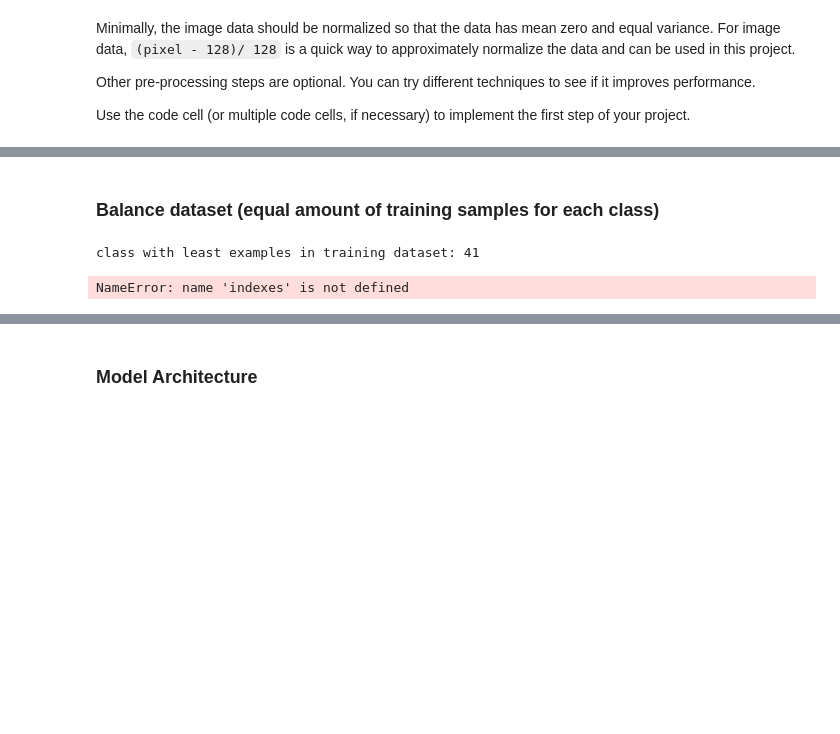
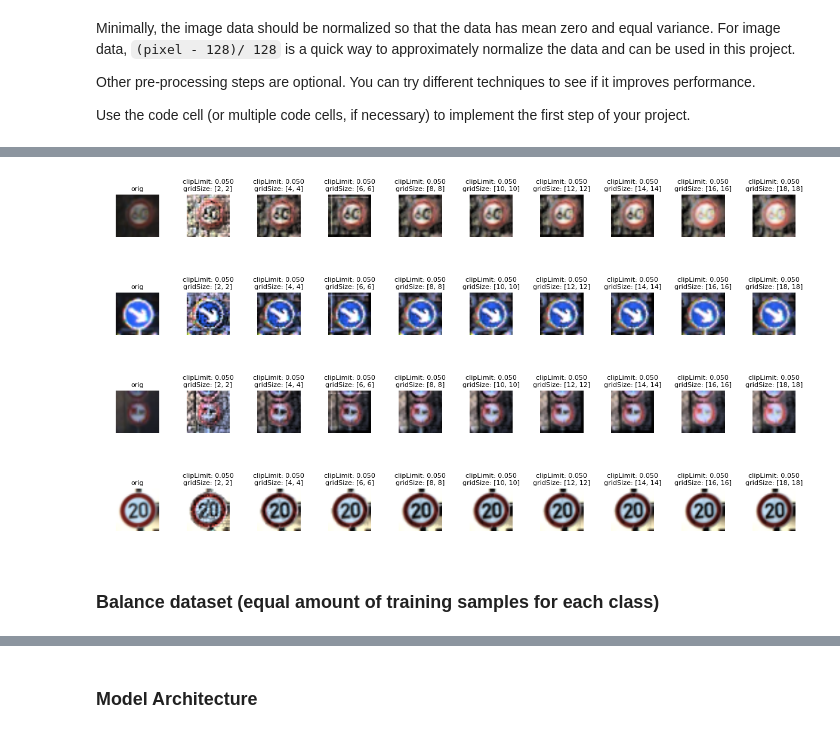
Before and after one commit to da-phil/SDC-Traffic-Sign-Classifier-Project, a Jupyter notebook: Traffic_Sign_Classifier.ipynb, the cells around one changed output, grey strips where cells are left out. Cells and saved outputs as stored; diff of their text form; code cells hidden in the pictures; blank space fills up the shorter version.

```diff
--- a/Traffic_Sign_Classifier.ipynb
+++ b/Traffic_Sign_Classifier.ipynb
@@ -327,20 +371,39 @@ after normalization min val: -0.960938, max val: 0.992188
+# %%
+# Test with different adaptive histogram equalization parameters
+list_size = 10
+for sample in random.sample(list(range(n_train)), 4):
+    X_norm =X_train[sample]
+    #X_norm =  cv2.cvtColor(X_train[sample], cv2.COLOR_BGR2GRAY)
+    #X_norm = center_normalize(X_norm, X_mean, X_std)
+    plt.figure(figsize=(12,4))
+    #imshow_cmap="gray"
+    imshow_cmap=None
+    ax = plt.subplot(1, list_size, 1)
+    ax.set_title("orig", fontdict={'fontsize': 8})
+    ax.set_axis_off()
+    ax.imshow(normalize_for_imshow(X_norm), cmap=imshow_cmap) #, vmin=-1.0, vmax=1.0, cmap="gray", interpolation="lanczos")
+
+    for i in range(1, list_size):
+        clipLimit =  0.05 #i/list_size*0.1
+        grid_size = [i*2, i*2]
+        img = X_norm
+        #clahe = cv2.createCLAHE(clipLimit=clipLimit, tileGridSize=grid_size)
+        #data_norm[i] = np.reshape(clahe.apply(img.squeeze()),  data_norm.shape[1:])
+        #print(img.shape, img.dtype)
+        #img = img.astype("uint8")
+        img = exposure.equalize_adapthist(img, clip_limit=clipLimit, kernel_size=grid_size)
+        #print("clipLimit: %f, grid_size: %s" % (clipLimit, grid_size))
+        ax = plt.subplot(1, list_size, i+1)
+        ax.set_title("clipLimit: %.3f\ngridSize: %s" %(clipLimit, grid_size), fontdict={'fontsize': 8})
+        ax.set_axis_off()
+        ax.imshow(img, cmap=imshow_cmap) #, vmin=-1.0, vmax=1.0, cmap="gray", interpolation="lanczos")
+
+    plt.tight_layout()
+    plt.show(True)
+# %% [output]
+[figure, added]
+[figure, added]
+[figure, added]
+[figure, added]
 # %% [markdown]
 ### Balance dataset (equal amount of training samples for each class)
-# %%
-# find class with least exmpales
-samples = []
-for class_nr in range(n_classes):
-    samples.append(sum(class_indexes_train[class_nr][0]))
-
-min_size = np.argmin(np.array(samples))
-
-X_train_norm_balanced = np.zeros((min_size, X_train_norm.shape[1], X_train_norm.shape[2], X_train_norm.shape[3]), dtype=np.float32)
-y_train_balanced = np.zeros((X_train_norm.shape), dtype=np.int32)
-
-print("class with least examples in training dataset: %d" % min_size)
-for class_nr in range(n_classes):
-    rand_items = random.sample(list(indexes[sign_class][0]), imgs_per_class)
-    #X_train_norm_balanced.conca
-# %% [output]
-class with least examples in training dataset: 41
-NameError: name 'indexes' is not defined
```
Also changed, not shown: parts of 28 cells of this notebook.
